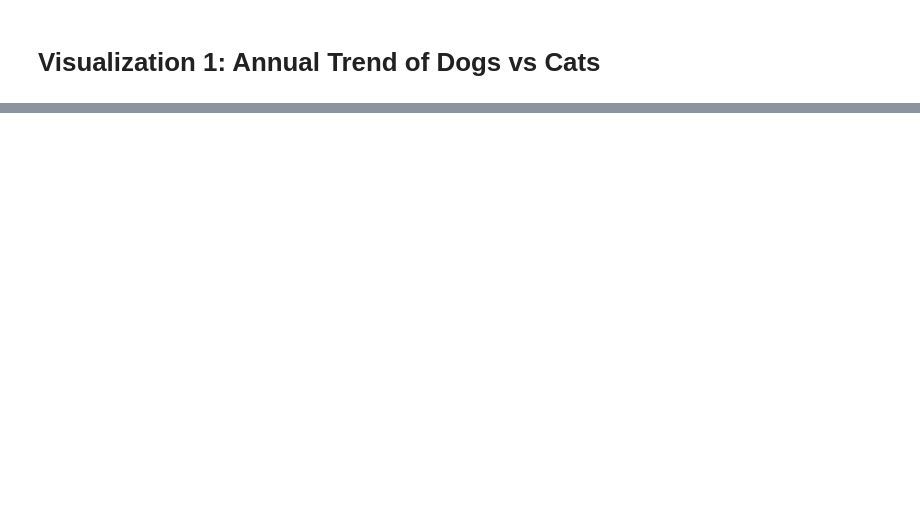
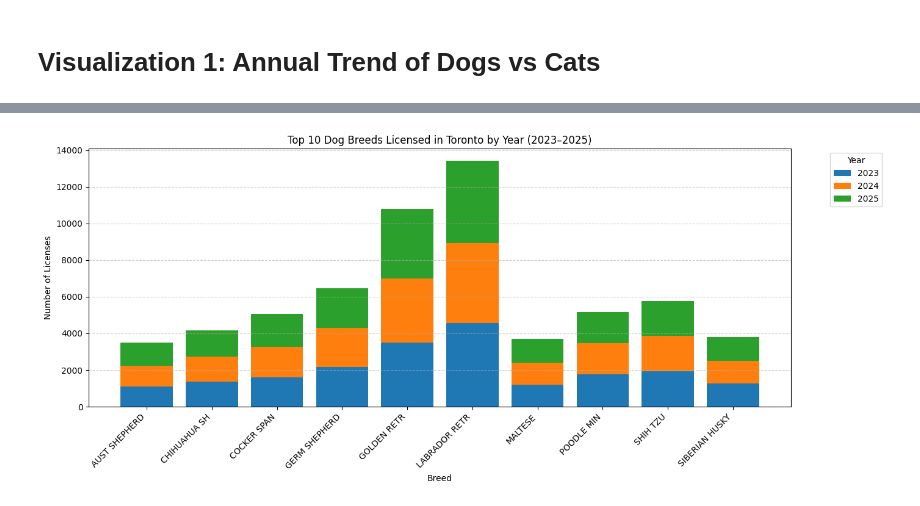
Before and after one commit to clinker-digital-archaeology/visualization, a Jupyter notebook: 02_activities/assignments/assignment_3.ipynb, the cells around one changed output, grey strips where cells are left out. Saved outputs shown, nothing was run; the diff lists cells and outputs as text; code cells hidden in the pictures; blank space fills up the shorter version.

```diff
--- a/02_activities/assignments/assignment_3.ipynb
+++ b/02_activities/assignments/assignment_3.ipynb
@@ -112,0 +73,68 @@ plt.savefig("Top_10_Dog_Breeds_by_Year.png", dpi=300)  # high resolution
+# %%
+import pandas as pd
+import matplotlib.pyplot as plt
+
+# Filter dogs only
+dog_df = df[df['ANIMAL_TYPE'].astype(str).str.upper() == 'DOG'].copy()
+
+# Ensure Year is numeric and filter range
+dog_df['Year'] = pd.to_numeric(dog_df['Year'], errors='coerce')
+dog_df = dog_df[dog_df['Year'].between(2023, 2025)]
+
+# Get top 10 breeds overall
+top_10_breeds = (
+    dog_df['PRIMARY_BREED']
+    .value_counts()
+    .head(10)
+    .index
+)
+
+dog_df = dog_df[dog_df['PRIMARY_BREED'].isin(top_10_breeds)]
+
+# Pivot table: rows=breed, columns=year
+dog_pivot = (
+    dog_df
+    .groupby(['PRIMARY_BREED', 'Year'])
+    .size()
+    .unstack(fill_value=0)
+    .sort_index(axis=1)
+)
+
+# ---- PLOT ----
+ffig, ax = plt.subplots(figsize=(14, 6))
+
+breeds = dog_pivot.index.tolist()
+years = dog_pivot.columns.tolist()
+bottom = [0] * len(breeds)
+
+colors = plt.get_cmap('tab10').colors
+
+for i, year in enumerate(years):
+    values = dog_pivot[year].values
+    ax.bar(
+        breeds,
+        values,
+        bottom=bottom,
+        label=str(year),
+        color=colors[i % len(colors)]
+    )
+    bottom = [b + v for b, v in zip(bottom, values)]
+
+# Labels & title
+ax.set_title("Top 10 Dog Breeds Licensed in Toronto by Year (2023–2025)")
+ax.set_xlabel("Breed")
+ax.set_ylabel("Number of Licenses")
+
+# Rotate x-axis labels for readability
+ax.set_xticks(range(len(breeds)))
+ax.set_xticklabels(breeds, rotation=45, ha='right')
+
+# Grid + legend
+ax.grid(axis='y', linestyle='--', alpha=0.6)
+ax.legend(title="Year", bbox_to_anchor=(1.05, 1), loc='upper left')
+
+plt.tight_layout()
+plt.savefig("visualization 2.png")
+plt.show()
+# %% [output]
+[figure, added]
```
Also changed, not shown: parts of 6 cells of this notebook, 6 other files.
